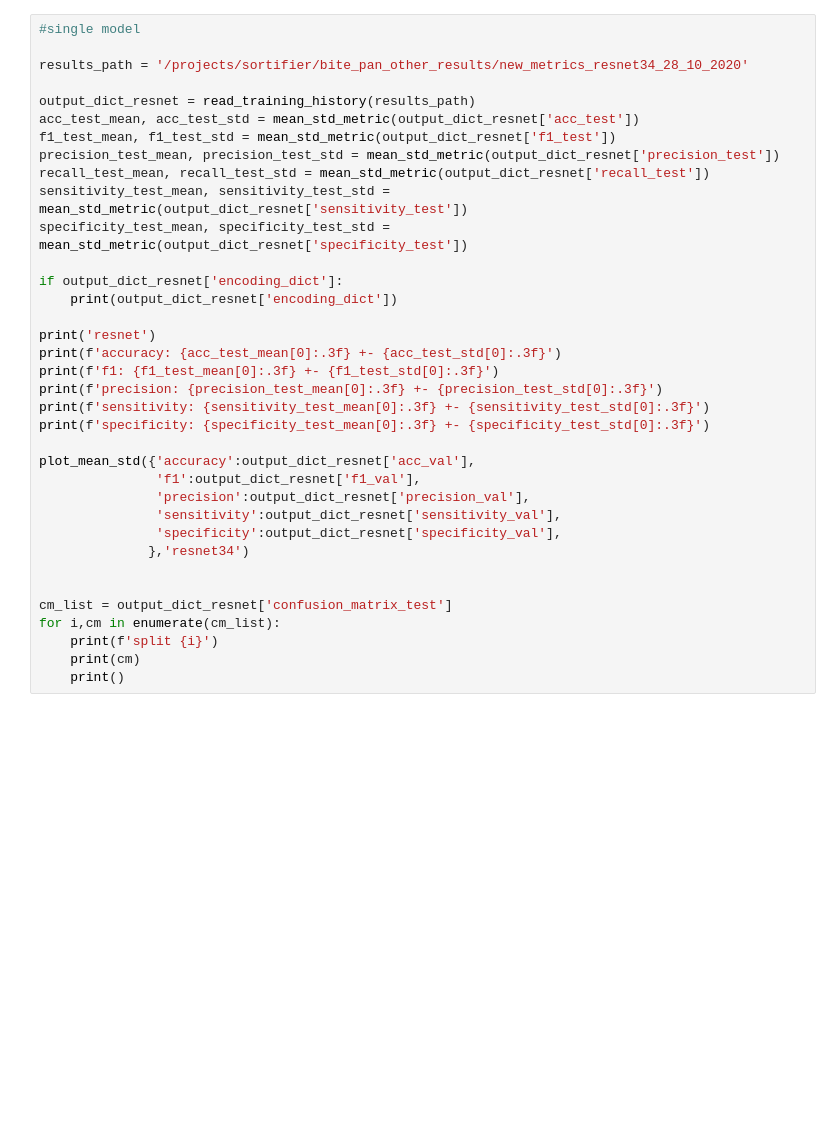
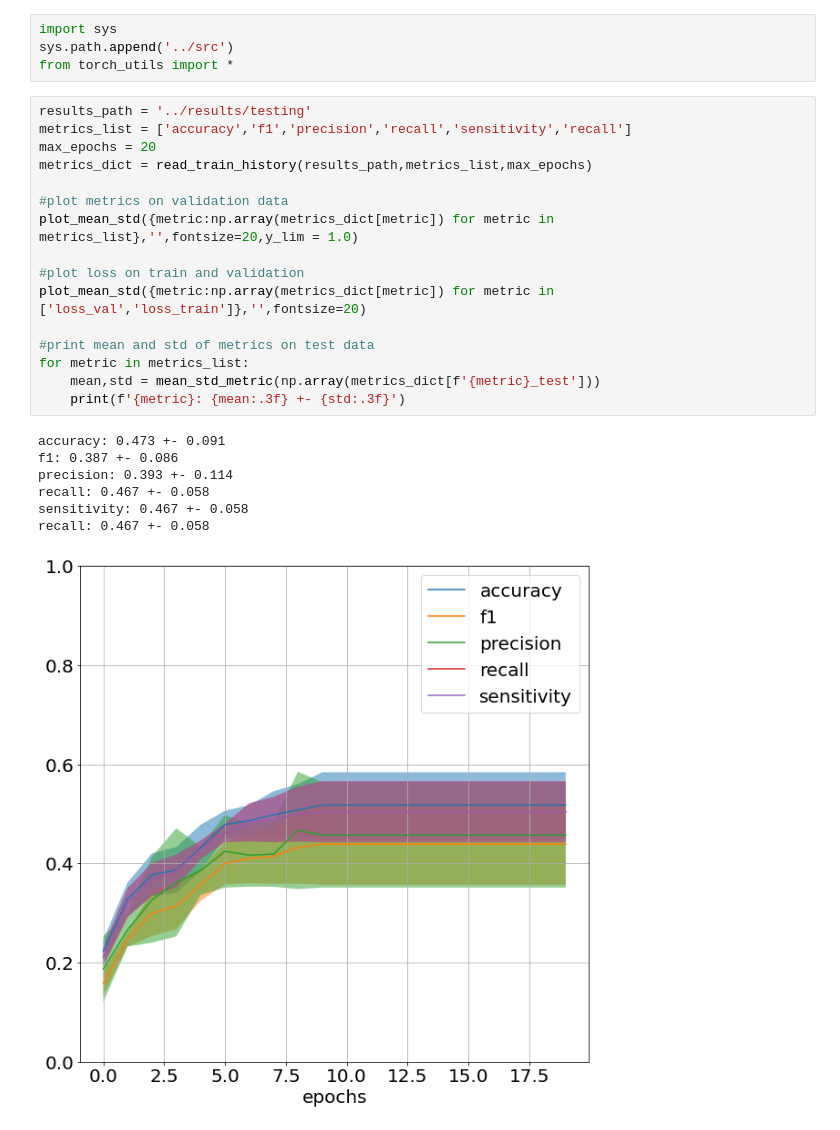
Before and after one commit to europeana/rd-img-classification-pilot, a Jupyter notebook: notebooks/model_summary.ipynb, the cells around one changed output. Drawn from its saved outputs; the diff is of its cells as text; blank space fills up the shorter version.

Commit message:
reformated training history visualization

```diff
--- a/notebooks/model_summary.ipynb
+++ b/notebooks/model_summary.ipynb
@@ -595,36 +4,28 @@ plot_mean_std({'CNN':output_dict_CNN['specificity_val'],
-# %%
-#single model
-
-results_path = '/projects/sortifier/bite_pan_other_results/new_metrics_resnet34_28_10_2020'
-
-output_dict_resnet = read_training_history(results_path)
-acc_test_mean, acc_test_std = mean_std_metric(output_dict_resnet['acc_test'])
-f1_test_mean, f1_test_std = mean_std_metric(output_dict_resnet['f1_test'])
-precision_test_mean, precision_test_std = mean_std_metric(output_dict_resnet['precision_test'])
-recall_test_mean, recall_test_std = mean_std_metric(output_dict_resnet['recall_test'])
-sensitivity_test_mean, sensitivity_test_std = mean_std_metric(output_dict_resnet['sensitivity_test'])
-specificity_test_mean, specificity_test_std = mean_std_metric(output_dict_resnet['specificity_test'])
-
-if output_dict_resnet['encoding_dict']:
-    print(output_dict_resnet['encoding_dict'])
-
-print('resnet')
-print(f'accuracy: {acc_test_mean[0]:.3f} +- {acc_test_std[0]:.3f}')
-print(f'f1: {f1_test_mean[0]:.3f} +- {f1_test_std[0]:.3f}')
-print(f'precision: {precision_test_mean[0]:.3f} +- {precision_test_std[0]:.3f}')
-print(f'sensitivity: {sensitivity_test_mean[0]:.3f} +- {sensitivity_test_std[0]:.3f}')
-print(f'specificity: {specificity_test_mean[0]:.3f} +- {specificity_test_std[0]:.3f}')
-
-plot_mean_std({'accuracy':output_dict_resnet['acc_val'],
-               'f1':output_dict_resnet['f1_val'],
-               'precision':output_dict_resnet['precision_val'],
-               'sensitivity':output_dict_resnet['sensitivity_val'],
-               'specificity':output_dict_resnet['specificity_val'],
-              },'resnet34')
-
-
-cm_list = output_dict_resnet['confusion_matrix_test']
-for i,cm in enumerate(cm_list):
-    print(f'split {i}')
-    print(cm)
-    print()
+# %%
+import sys
+sys.path.append('../src')
+from torch_utils import *
+# %%
+results_path = '../results/testing'
+metrics_list = ['accuracy','f1','precision','recall','sensitivity','recall']
+max_epochs = 20
+metrics_dict = read_train_history(results_path,metrics_list,max_epochs)
+
+#plot metrics on validation data
+plot_mean_std({metric:np.array(metrics_dict[metric]) for metric in metrics_list},'',fontsize=20,y_lim = 1.0)
+
+#plot loss on train and validation
+plot_mean_std({metric:np.array(metrics_dict[metric]) for metric in ['loss_val','loss_train']},'',fontsize=20)
+
+#print mean and std of metrics on test data
+for metric in metrics_list:
+    mean,std = mean_std_metric(np.array(metrics_dict[f'{metric}_test']))
+    print(f'{metric}: {mean:.3f} +- {std:.3f}')
+# %% [output]
+accuracy: 0.473 +- 0.091
+f1: 0.387 +- 0.086
+precision: 0.393 +- 0.114
+recall: 0.467 +- 0.058
+sensitivity: 0.467 +- 0.058
+recall: 0.467 +- 0.058
+[figure, added]
```
Also changed, not shown: parts of 13 cells of this notebook, 2 other files.
